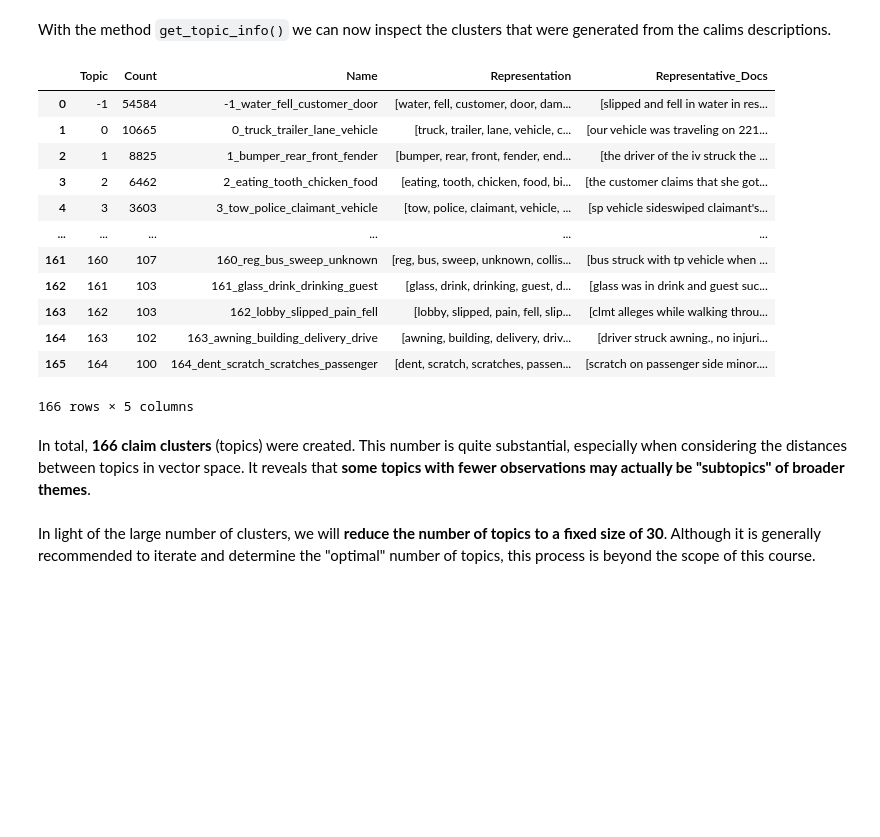
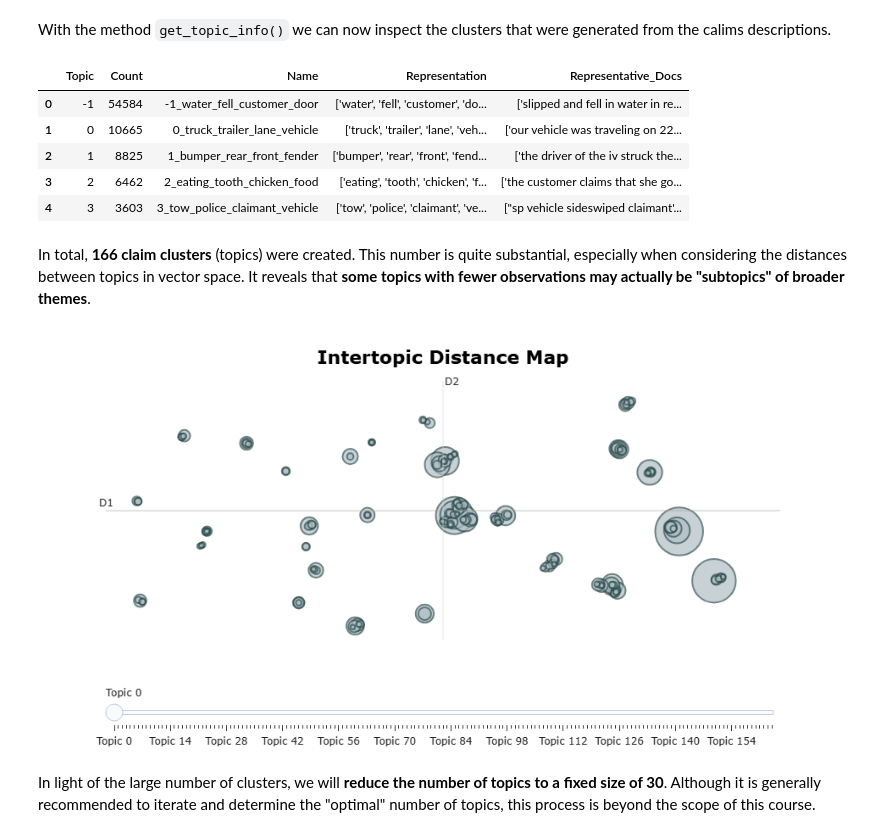
Before and after one commit to applied-ai-jlu-ws25-26/course, a Jupyter notebook: 2_nlp/nlp.ipynb, the cells around one changed output. Drawn from its saved outputs; the diff is of its cells as text; code cells hidden in the pictures; blank space fills up the shorter version.

```diff
--- a/2_nlp/nlp.ipynb
+++ b/2_nlp/nlp.ipynb
@@ -141,7 +159,7 @@ Raw data is often messy containing, e.g., null values.
 # ❗Remove rows with no claim description.
 # =================================================================================
 
-df_claims =  # Conclude this line with your solution
+df_claims = df_claims.loc[df_claims['claim_description'].notna()]# Conclude this line with your solution
 # %% [markdown]
 We also drop duplicated claim descriptions.
 # %%
@@ -915,25 +1031,20 @@ topic_model = load_topic_model("models/topic_model/raw", df=df_claims, column="c
 # %% [markdown]
 With the method `get_topic_info()` we can now inspect the clusters that were generated from the calims descriptions.
 # %%
-topic_model.get_topic_info()
+topic_model.get_topic_info().head(5).style
 # %% [output]
 |  | Topic | Count | Name | Representation | Representative_Docs |
-| 0 | -1 | 54584 | -1_water_fell_customer_door | [water, fell, customer, door, dam... | [slipped and fell in water in res... |
-| 1 | 0 | 10665 | 0_truck_trailer_lane_vehicle | [truck, trailer, lane, vehicle, c... | [our vehicle was traveling on 221... |
-| 2 | 1 | 8825 | 1_bumper_rear_front_fender | [bumper, rear, front, fender, end... | [the driver of the iv struck the ... |
-| 3 | 2 | 6462 | 2_eating_tooth_chicken_food | [eating, tooth, chicken, food, bi... | [the customer claims that she got... |
-| 4 | 3 | 3603 | 3_tow_police_claimant_vehicle | [tow, police, claimant, vehicle, ... | [sp vehicle sideswiped claimant's... |
-| ... | ... | ... | ... | ... | ... |
-| 161 | 160 | 107 | 160_reg_bus_sweep_unknown | [reg, bus, sweep, unknown, collis... | [bus struck with tp vehicle when ... |
-| 162 | 161 | 103 | 161_glass_drink_drinking_guest | [glass, drink, drinking, guest, d... | [glass was in drink and guest suc... |
-| 163 | 162 | 103 | 162_lobby_slipped_pain_fell | [lobby, slipped, pain, fell, slip... | [clmt alleges while walking throu... |
-| 164 | 163 | 102 | 163_awning_building_delivery_drive | [awning, building, delivery, driv... | [driver struck awning., no injuri... |
-| 165 | 164 | 100 | 164_dent_scratch_scratches_passenger | [dent, scratch, scratches, passen... | [scratch on passenger side minor.... |
+| 0 | -1 | 54584 | -1_water_fell_customer_door | ['water', 'fell', 'customer', 'do... | ['slipped and fell in water in re... |
+| 1 | 0 | 10665 | 0_truck_trailer_lane_vehicle | ['truck', 'trailer', 'lane', 'veh... | ['our vehicle was traveling on 22... |
+| 2 | 1 | 8825 | 1_bumper_rear_front_fender | ['bumper', 'rear', 'front', 'fend... | ['the driver of the iv struck the... |
+| 3 | 2 | 6462 | 2_eating_tooth_chicken_food | ['eating', 'tooth', 'chicken', 'f... | ['the customer claims that she go... |
+| 4 | 3 | 3603 | 3_tow_police_claimant_vehicle | ['tow', 'police', 'claimant', 've... | ["sp vehicle sideswiped claimant'... |
-166 rows × 5 columns
 # %% [markdown]
 In total, **166 claim clusters** (topics) were created. This number is quite substantial, especially when considering the distances between topics in vector space. It reveals that **some topics with fewer observations may actually be "subtopics" of broader themes**.
 # %%
 topic_model.visualize_topics(use_ctfidf=True, width=600, height=500)
+# %% [output]
+[figure, added]
 # %% [markdown]
 In light of the large number of clusters, we will **reduce the number of topics to a fixed size of 30**. Although it is generally recommended to iterate and determine the "optimal" number of topics, this process is beyond the scope of this course.
 # %%
```
Also changed, not shown: parts of 30 cells of this notebook, 3 other files.
